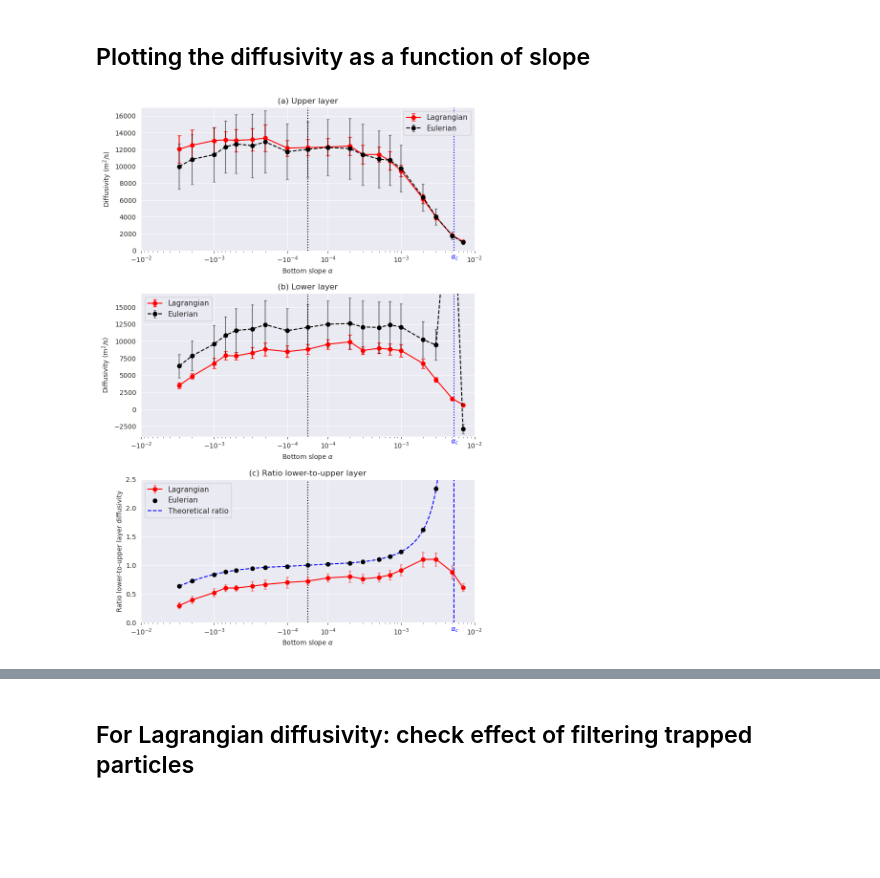
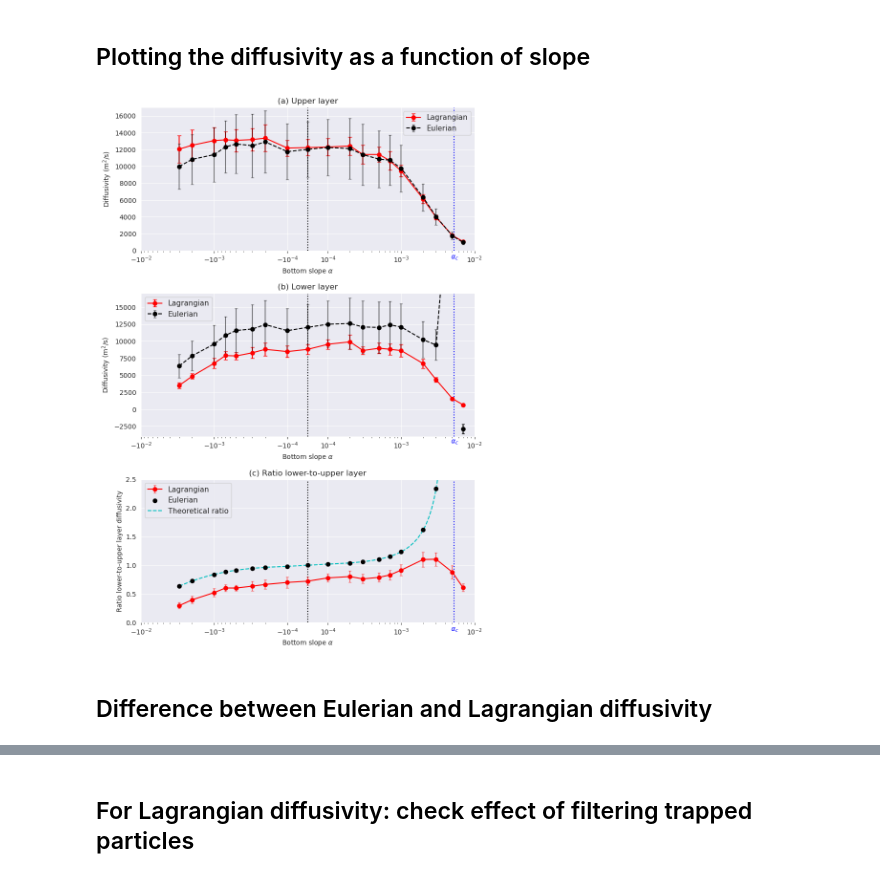
Before and after one commit to MiriamSterl/TwoLayerSlopeSimulations, a Jupyter notebook: plot_diff_vs_slope.ipynb, the cells around one changed output, grey strips where cells are left out. Drawn from its saved outputs; the diff is of its cells as text; code cells hidden in the pictures; blank space fills up the shorter version.

```diff
--- a/plot_diff_vs_slope.ipynb
+++ b/plot_diff_vs_slope.ipynb
@@ -75,19 +76,16 @@ def load_diff_lagr(slope,layer,field,filtertype='_highqfilter'):
     file = '../../Results/Results_Diffusivities/SmallLd/lagrangian/acov_diff_s'+slope+'_layer'+layer+'_field'+field+'_1hr12hr_biased'+filtertype+'.csv'
     return pd.read_csv(file)
 
-def limitDiff_lagr(slope,layer,field,days,run=None,filtertype='_highqfilter'):
+def limitDiff_lagr(slope,layer,field,days,filtertype='_highqfilter'):
     if field=='all': # consider all fields
         diff_1 = load_diff_lagr(slope,layer,'1',filtertype=filtertype)
         diff_2 = load_diff_lagr(slope,layer,'2',filtertype=filtertype)
         diff_3 = load_diff_lagr(slope,layer,'3',filtertype=filtertype)
         diff = pd.concat([diff_1,diff_2,diff_3],axis=0)
         diff_end = diff.iloc[:,int(-days*2):] # for each particle run, last X days
-    elif run==None: # consider only one field
+    else: # consider only one field
         diff = load_diff_lagr(slope,layer,field,filtertype=filtertype)
         diff_end = diff.iloc[:,int(-days*2):]
-    else: # consider only one field and one particle run
-        diff = load_diff_lagr(slope,layer,field,filtertype=filtertype).iloc[run]
-        diff_end = diff.iloc[int(-days*2):]
     limdiff = np.nanmean(diff_end.to_numpy()) # average over last X days over all particle runs
     limstd = np.nanstd(diff_end.to_numpy()) # standard deviation over last X days over all particle runs
     return limdiff, limstd
@@ -113,19 +111,19 @@ def limitDiff_eulr(slope,layer,field):
 # %%
 # ratio of lower/upper layer Lagrangian diffusivity
 
-def ratio12_lagr(slope,field,days,filtertype='_highqfilter'):
+def ratio12_lagr(slope,field,filtertype='_highqfilter'):
     layer1 = load_diff_lagr(slope,'1',field,filtertype=filtertype)
     layer2 = load_diff_lagr(slope,'2',field,filtertype=filtertype)
     return layer2/layer1
 
 def limitRatio12_lagr(slope,field,days,filtertype='_highqfilter'):
     if field=='all': # consider all fields
-        ratio_1 = ratio12_lagr(slope,'1',days,filtertype=filtertype)
-        ratio_2 = ratio12_lagr(slope,'2',days,filtertype=filtertype)
-        ratio_3 = ratio12_lagr(slope,'3',days,filtertype=filtertype)
+        ratio_1 = ratio12_lagr(slope,'1',filtertype=filtertype)
+        ratio_2 = ratio12_lagr(slope,'2',filtertype=filtertype)
+        ratio_3 = ratio12_lagr(slope,'3',filtertype=filtertype)
         ratio = pd.concat([ratio_1,ratio_2,ratio_3],axis=0)
     else: # consider only one field
-        ratio = ratio12_lagr(slope,field,days,filtertype=filtertype)
+        ratio = ratio12_lagr(slope,field,filtertype=filtertype)
     ratio_end = ratio.iloc[:,int(-days*2):] # for each particle run, last X days
     limratio = np.nanmean(ratio_end.to_numpy()) # average over last X days over all particle runs
     limstd = np.nanstd(ratio_end.to_numpy()) # standard deviation over last X days over all particle runs
@@ -177,7 +175,11 @@ def diff_vs_slope(layer,field,ax,days=100,show_err=True,logscale=False):
         std_eulr.append(std_e)
     if show_err:
         ax.errorbar(slopes_float,diff_lagr,yerr=std_lagr,capsize=3,marker='o',label='Lagrangian',color='r',ecolor=mcolors.to_rgba('r',1))
-        ax.errorbar(slopes_float,diff_eulr,yerr=std_eulr,capsize=2,marker='o',label='Eulerian',color='k',ecolor=mcolors.to_rgba('k',0.5),linestyle='dashed')
+        if layer=='1':
+            ax.errorbar(slopes_float,diff_eulr,yerr=std_eulr,capsize=2,marker='o',label='Eulerian',color='k',ecolor=mcolors.to_rgba('k',0.5),linestyle='dashed')
+        else:
+            ax.errorbar(slopes_float[:-1],diff_eulr[:-1],yerr=std_eulr[:-1],capsize=2,marker='o',label='Eulerian',color='k',ecolor=mcolors.to_rgba('k',0.5),linestyle='dashed')
+            ax.errorbar(slopes_float[-1],diff_eulr[-1],yerr=std_eulr[-1],capsize=2,marker='o',label='',color='k',ecolor='k',linestyle='dashed')
     else:
         ax.plot(slopes_float,diff_lagr,marker='o',label='Lagrangian',color='r')
         ax.plot(slopes_float,diff_eulr,marker='o',label='Eulerian',color='k')
@@ -209,7 +211,7 @@ def diff_vs_slope_ratio_upperlower(field,ax,days=100,show_err=True):
         std_eulr.append(std_e)
     if show_err:
         plot_lagr = ax.errorbar(slopes_float,ratio_lagr,yerr=std_lagr,capsize=2,marker='o',label='Lagrangian',color='r',ecolor=mcolors.to_rgba('r',0.5))
-        plot_eulr = ax.scatter(slopes_float,ratio_eulr,marker='o',label='Eulerian',color='k',zorder=10)#,ecolor=mcolors.to_rgba('k',0.5))
+        plot_eulr = ax.scatter(slopes_float,ratio_eulr,marker='o',label='Eulerian',color='k',zorder=10)
     else:
         ax.plot(slopes_float,ratio_lagr,marker='o',color='r',label='Lagrangian')
     ax.legend(fontsize=11)
@@ -225,36 +227,38 @@ def theoretical_ratio(slope):
     return ratio
 
 
 fig, (ax1,ax2,ax3) = plt.subplots(3,1,figsize=(9,14))
 
 field = 'all'
 diff_vs_slope('1',field,ax1,show_err=True)
 diff_vs_slope('2',field,ax2,show_err=True)
 
 ax1.set_title('(a) Upper layer')
 ax2.set_title('(b) Lower layer')
 ax3.set_title('(c) Ratio lower-to-upper layer')
 
 ax1.set_ylim(0,17000)
 ax2.set_ylim(-4000,17000)
 ax3.set_ylim(0,2.5)
 
-slope_array = np.arange(-3e-3,7e-3,1e-4)
+slope_array = np.arange(-3e-3,5e-3,1e-4)
 plot_lagr, plot_eulr = diff_vs_slope_ratio_upperlower(field,ax3,show_err=True)
-plot_ratio = ax3.plot(slope_array,theoretical_ratio(slope_array),color='b',linestyle='--',label='Theoretical ratio')
+plot_ratio = ax3.plot(slope_array,theoretical_ratio(slope_array),color='c',linestyle='--',label='Theoretical ratio')
 handles, labels = ax3.get_legend_handles_labels()
 order = [2,0,1]
 plt.legend([handles[idx] for idx in order],[labels[idx] for idx in order], fontsize=11)
 
 # indicate the critical slope
+for ax in [ax1,ax2,ax3]:
+    ax.vlines(alpha_c,ax.get_ylim()[0],ax.get_ylim()[1],color='b',linestyle=':')
 ax1.text(alpha_c-5e-4,-1000,r'$\alpha_c$',color='b')
-ax1.vlines(alpha_c,ax1.get_ylim()[0],ax1.get_ylim()[1],color='b',linestyle=':')
 ax2.text(alpha_c-5e-4,-5000,r'$\alpha_c$',color='b')
-ax2.vlines(alpha_c,ax2.get_ylim()[0],ax2.get_ylim()[1],color='b',linestyle=':')
 ax3.text(alpha_c-5e-4,-0.15,r'$\alpha_c$',color='b')
 
 plt.subplots_adjust(hspace=0.3, wspace=0.3)
-#plt.savefig('../../Figures/diff_vs_slope.pdf', bbox_inches='tight')
+plt.savefig('../../Figures/diff_vs_slope.pdf', bbox_inches='tight')
 plt.show()
 # %% [output]
-[figure, old version]
+[figure, new version]
+# %% [markdown]
+## Difference between Eulerian and Lagrangian diffusivity
```
Also changed, not shown: parts of 4 cells of this notebook, 6 other files.
